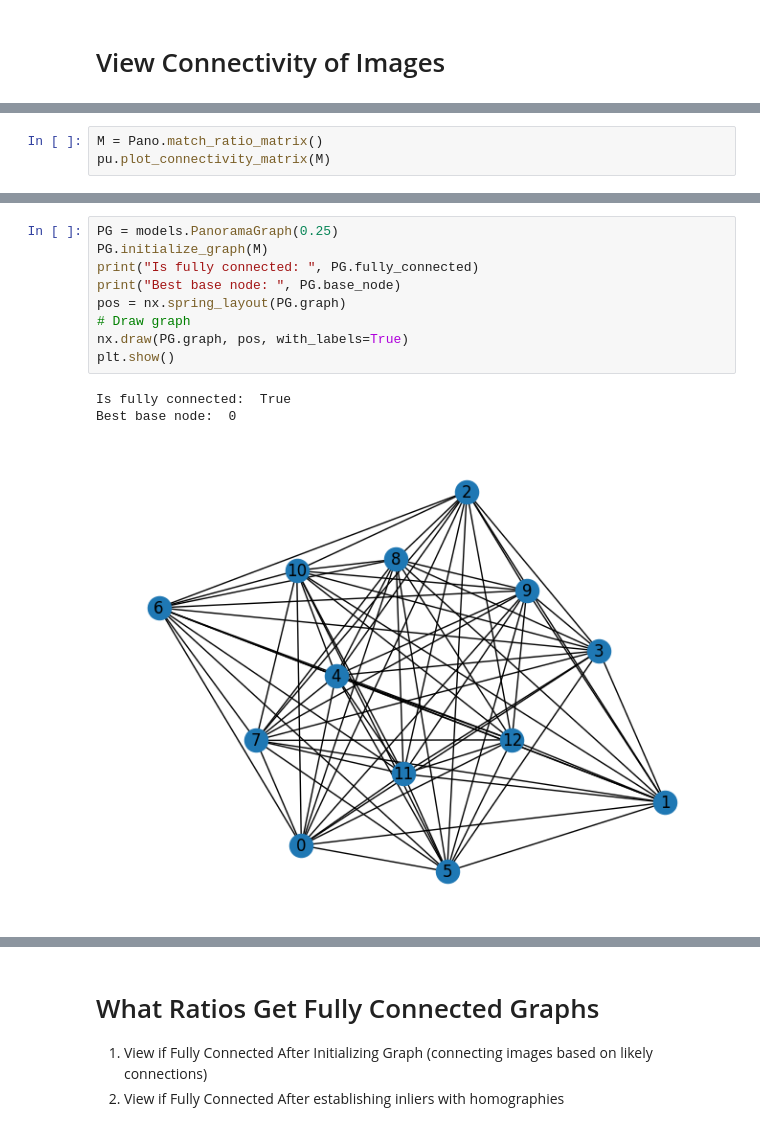
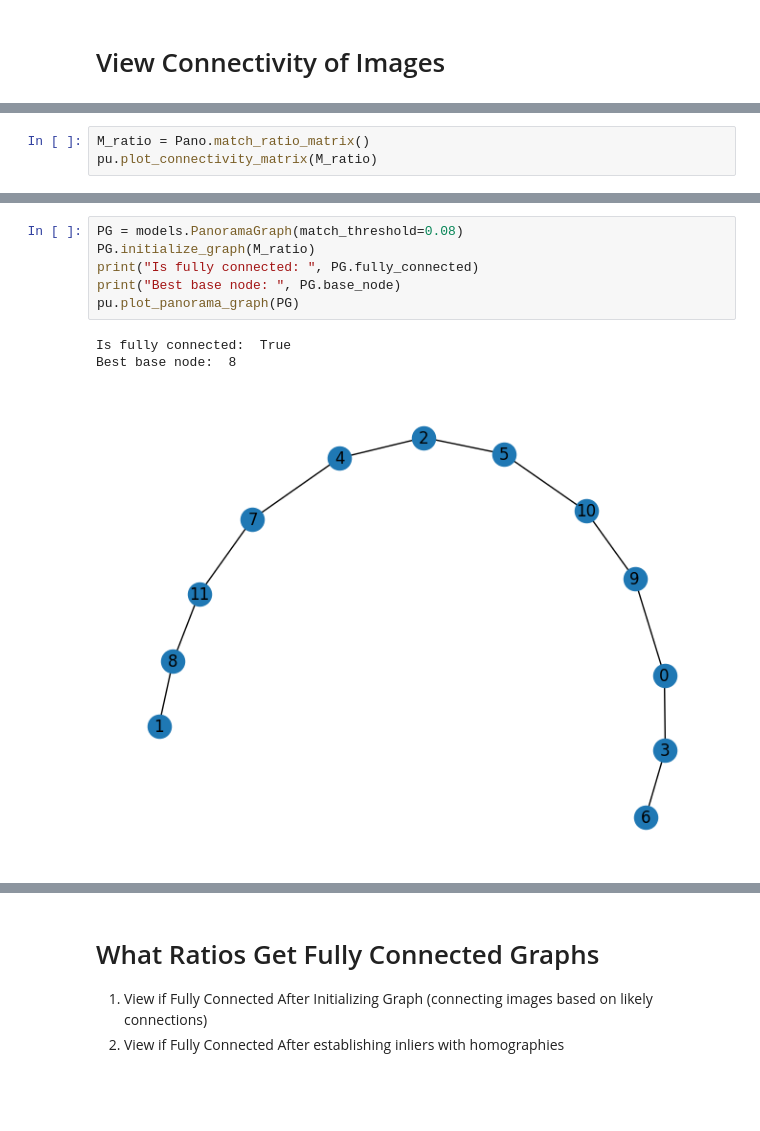
Before and after one commit to GCSchmidt/local-image-features-apps, a Jupyter notebook: src/image_stitching/model_experiments.ipynb, the cells around one changed output, grey strips where cells are left out. Cells and saved outputs as stored; diff of their text form; blank space fills up the shorter version.

Commit message:
updated model_experiments

```diff
--- a/src/image_stitching/model_experiments.ipynb
+++ b/src/image_stitching/model_experiments.ipynb
@@ -21,4 +56,4 @@ Pano.keep_top_n_matches(5)
 # %%
-M = Pano.match_ratio_matrix()
-pu.plot_connectivity_matrix(M)
+M_ratio = Pano.match_ratio_matrix()
+pu.plot_connectivity_matrix(M_ratio)
 # %% [output]
@@ -26,13 +61,10 @@ pu.plot_connectivity_matrix(M)
 # %%
-PG = models.PanoramaGraph(0.25)
-PG.initialize_graph(M)
+PG = models.PanoramaGraph(match_threshold=0.08)
+PG.initialize_graph(M_ratio)
 print("Is fully connected: ", PG.fully_connected)
 print("Best base node: ", PG.base_node)
-pos = nx.spring_layout(PG.graph)
-# Draw graph
-nx.draw(PG.graph, pos, with_labels=True)
-plt.show()
+pu.plot_panorama_graph(PG)
 # %% [output]
 Is fully connected:  True
-Best base node:  0
+Best base node:  8
-[figure, old version]
+[figure, new version]
```
Also changed, not shown: parts of 11 cells of this notebook.
